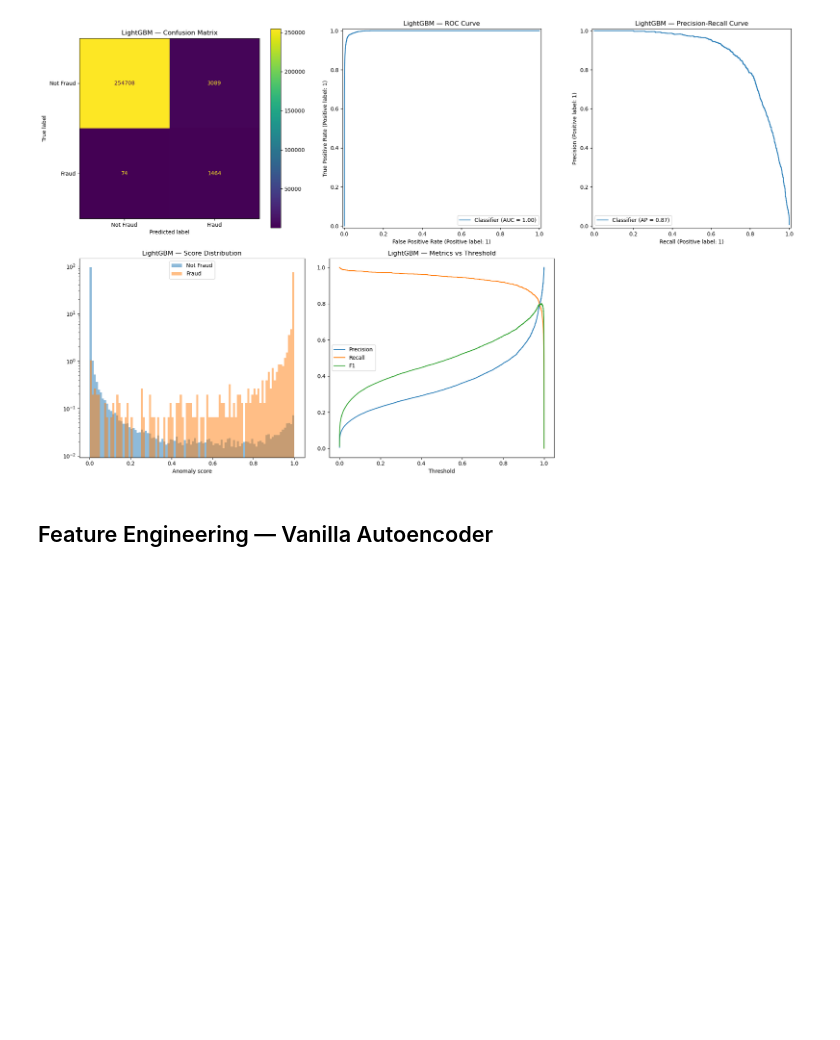
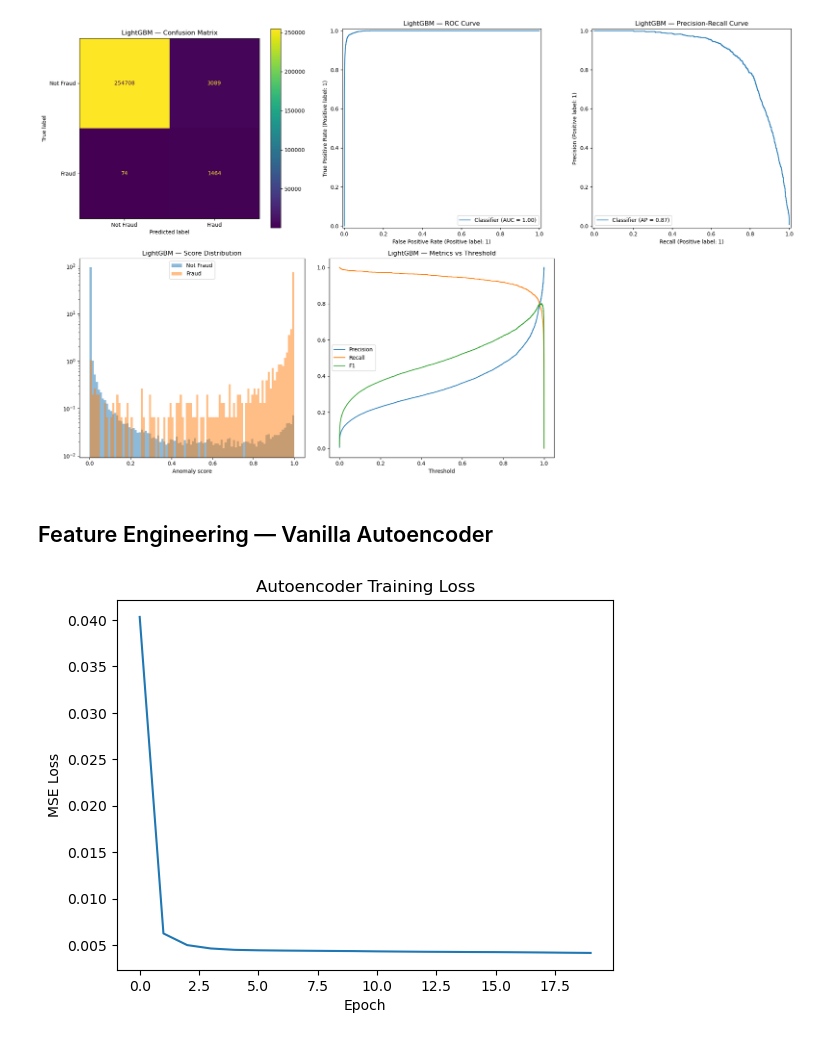
Before and after one commit to giorgiozoccatelli/Fraud-Detection, a Jupyter notebook: creditfraud.ipynb, the cells around one changed output. Cells and saved outputs as stored; diff of their text form; code cells hidden in the pictures; blank space fills up the shorter version.

```diff
--- a/creditfraud.ipynb
+++ b/creditfraud.ipynb
@@ -702,0 +728,31 @@ X_val_scaled = preprocessor_ae.transform(X_val_ae)
+# %%
+model=Autoencoder()
+loss_function=nn.MSELoss()
+optimizer=optim.Adam(model.parameters(), lr=1e-3)
+
+X_tensor = torch.Tensor(X_train_normal_scaled)
+dataset = TensorDataset(X_tensor)
+dataloader = DataLoader(dataset, batch_size=256, shuffle=True)
+
+epochs = 20
+outputs = []
+
+for epoch in range(epochs):
+    epoch_loss=[]
+    for batch in dataloader:
+        x = batch[0]
+        reconstructed=model(x)
+        loss=loss_function(x,reconstructed)
+        optimizer.zero_grad()
+        loss.backward()
+        optimizer.step()
+        epoch_loss.append(loss.item())
+    outputs.append(np.mean(epoch_loss))
+
+plt.plot(outputs)
+plt.xlabel('Epoch')
+plt.ylabel('MSE Loss')
+plt.title('Autoencoder Training Loss')
+plt.show()
+# %% [output]
+[figure, added]
```
Also changed, not shown: parts of 3 cells of this notebook.
